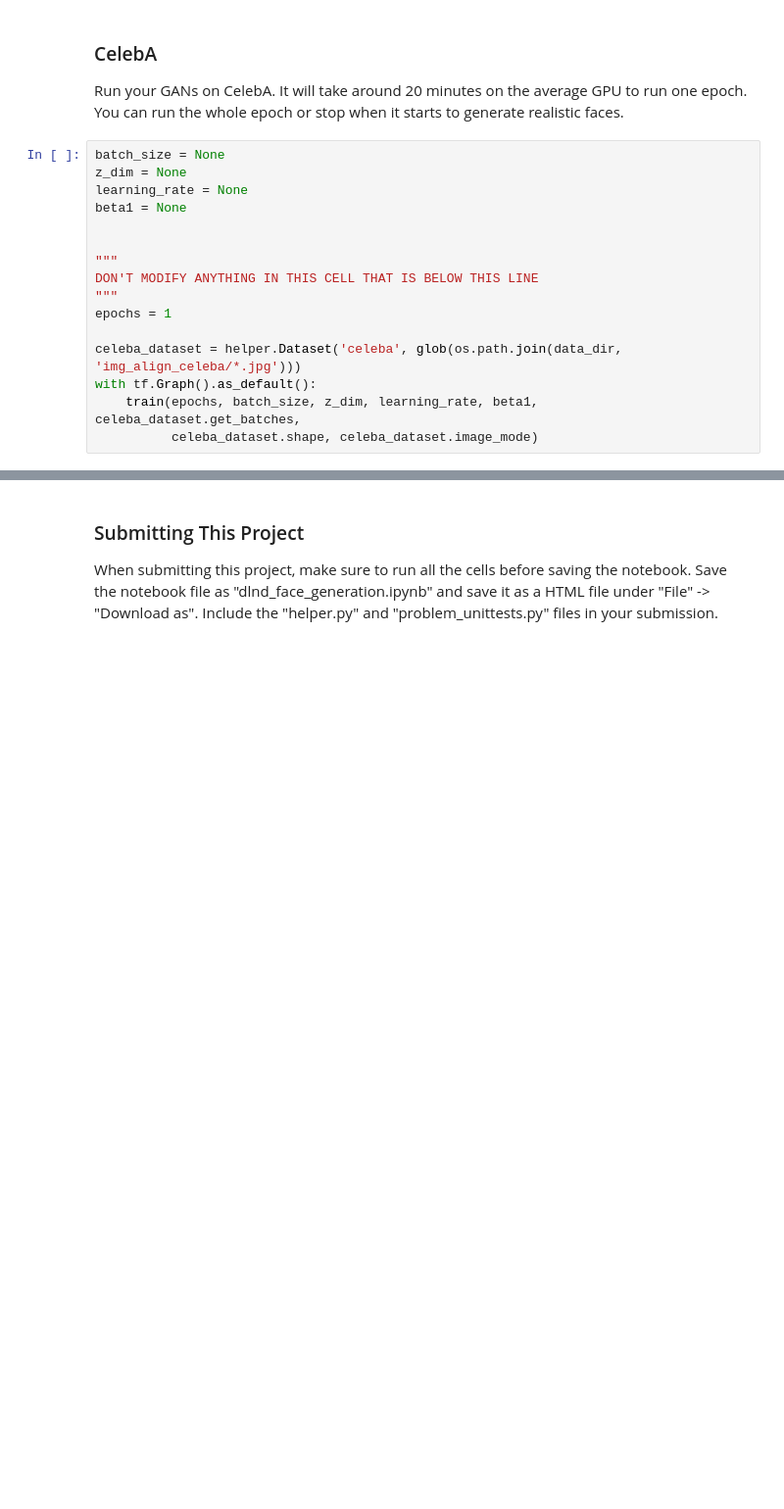
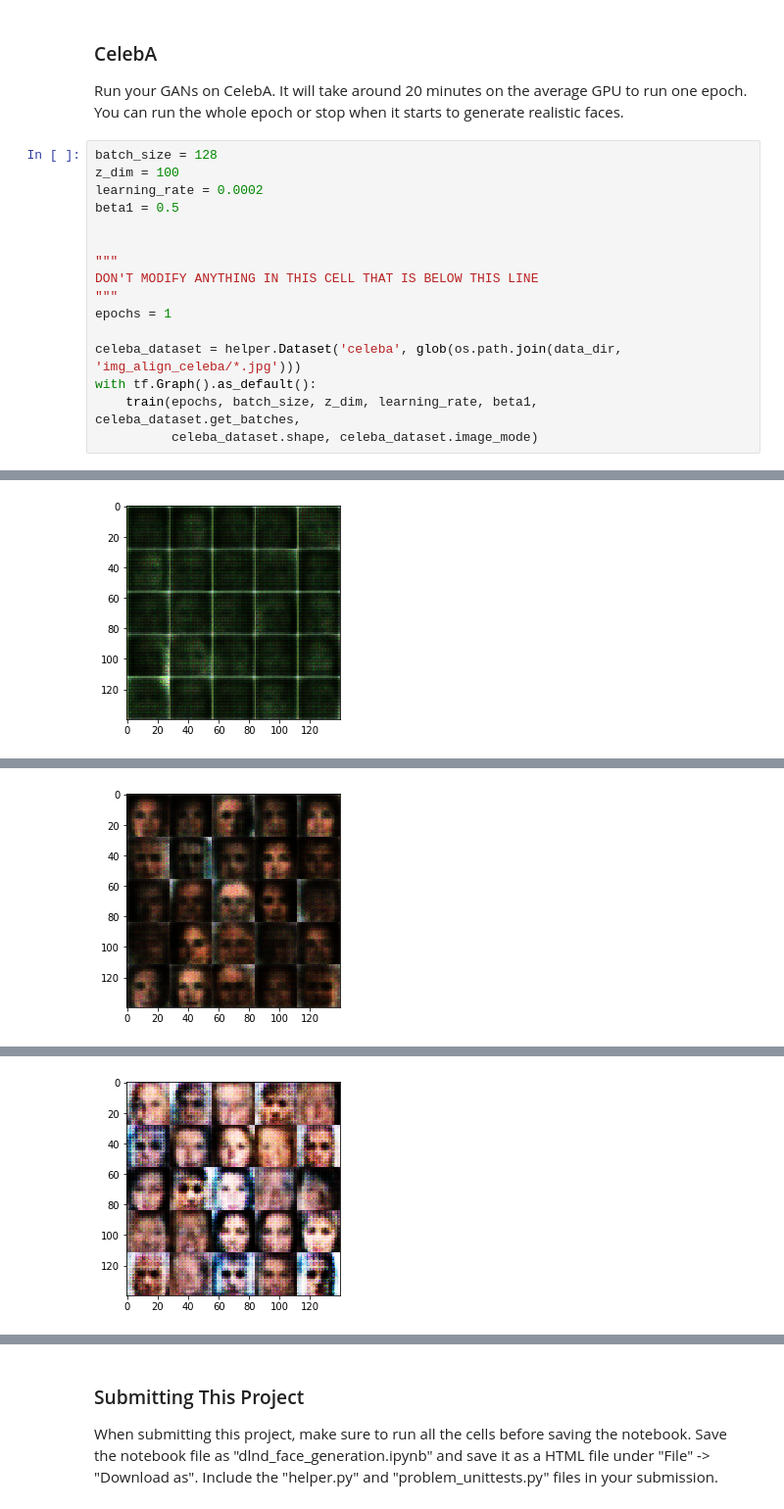
Before and after one commit to jaspartang/fifth-neural-network, a Jupyter notebook: dlnd_face_generation.ipynb, the cells around one changed output, grey strips where cells are left out. Shown at 98% size. Saved outputs shown, nothing was run; the diff lists cells and outputs as text; blank space fills up the shorter version.

```diff
--- a/dlnd_face_generation.ipynb
+++ b/dlnd_face_generation.ipynb
@@ -384,10 +471,10 @@ with tf.Graph().as_default():
 ### CelebA
 Run your GANs on CelebA.  It will take around 20 minutes on the average GPU to run one epoch.  You can run the whole epoch or stop when it starts to generate realistic faces.
 # %%
-batch_size = None
-z_dim = None
-learning_rate = None
-beta1 = None
+batch_size = 128
+z_dim = 100
+learning_rate = 0.0002
+beta1 = 0.5
 
 
 """
@@ -399,3 +486,4 @@ celeba_dataset = helper.Dataset('celeba', glob(os.path.join(data_dir, 'img_align
 with tf.Graph().as_default():
     train(epochs, batch_size, z_dim, learning_rate, beta1, celeba_dataset.get_batches,
           celeba_dataset.shape, celeba_dataset.image_mode)
+# %% [output]
@@ -401,0 +500 @@ with tf.Graph().as_default():
+[figure, added]
@@ -401,0 +511 @@ with tf.Graph().as_default():
+[figure, added]
@@ -401,0 +522 @@ with tf.Graph().as_default():
+[figure, added]
```
Also changed, not shown: parts of 11 cells of this notebook, 2 other files.
